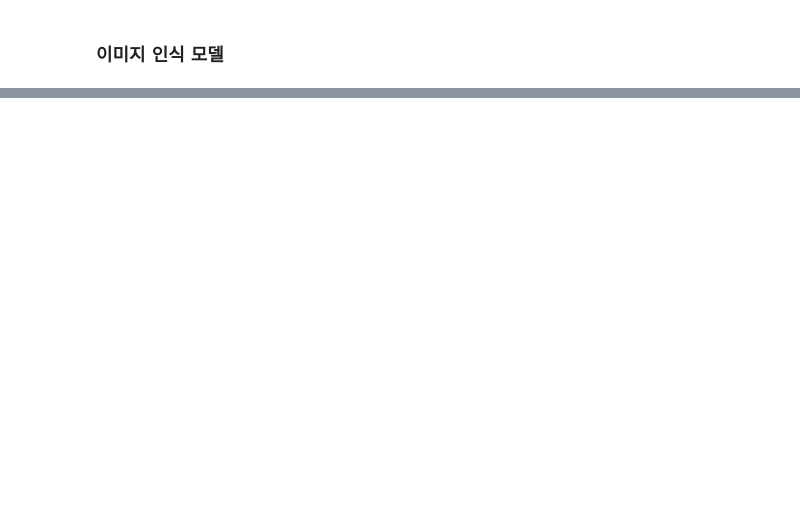
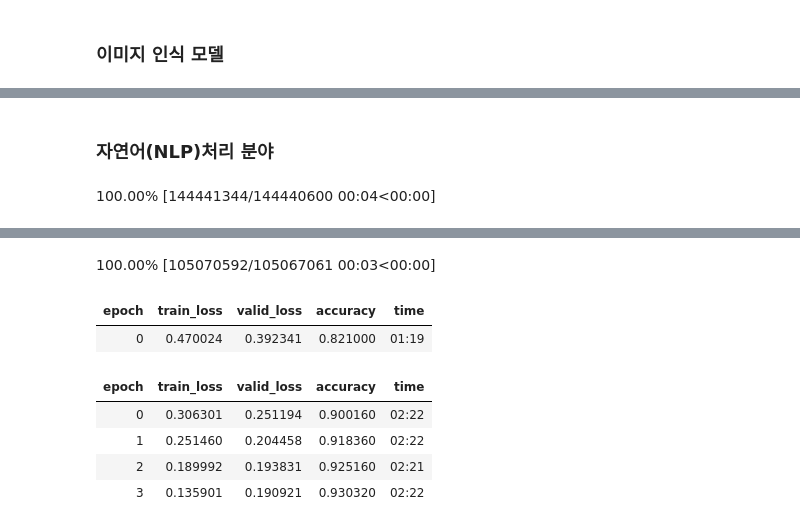
Before and after one commit to chw8207/fastai_pytorch, a Jupyter notebook: 딥러닝_fastai_개요.ipynb, the cells around one changed output, grey strips where cells are left out. Saved outputs shown, nothing was run; the diff lists cells and outputs as text; code cells hidden in the pictures; blank space fills up the shorter version.

```diff
--- a/딥러닝_fastai_개요.ipynb
+++ b/딥러닝_fastai_개요.ipynb
@@ -67,0 +106,8 @@ learn.fine_tune(1)
+# %% [markdown]
+### 자연어(NLP)처리 분야
+# %%
+dls = TextDataLoaders.from_folder(untar_data(URLs.IMDB), valid='test')
+learn = text_classifier_learner(dls, AWD_LSTM, drop_mult=0.5, metrics=accuracy)
+learn.fine_tune(4, 1e-2)
+# %% [output]
+100.00% [144441344/144440600 00:04<00:00]
@@ -67,0 +115,8 @@ learn.fine_tune(1)
+100.00% [105070592/105067061 00:03<00:00]
+| epoch | train_loss | valid_loss | accuracy | time |
+| 0 | 0.470024 | 0.392341 | 0.821000 | 01:19 |
+| epoch | train_loss | valid_loss | accuracy | time |
+| 0 | 0.306301 | 0.251194 | 0.900160 | 02:22 |
+| 1 | 0.251460 | 0.204458 | 0.918360 | 02:22 |
+| 2 | 0.189992 | 0.193831 | 0.925160 | 02:21 |
+| 3 | 0.135901 | 0.190921 | 0.930320 | 02:22 |
```
Also changed, not shown: parts of 17 cells of this notebook.
